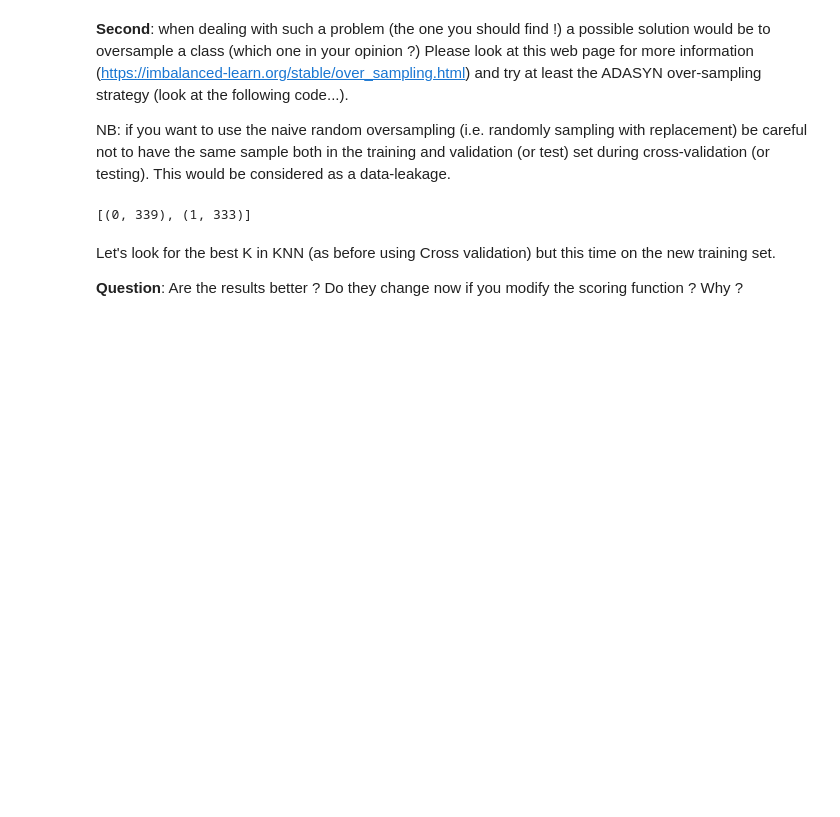
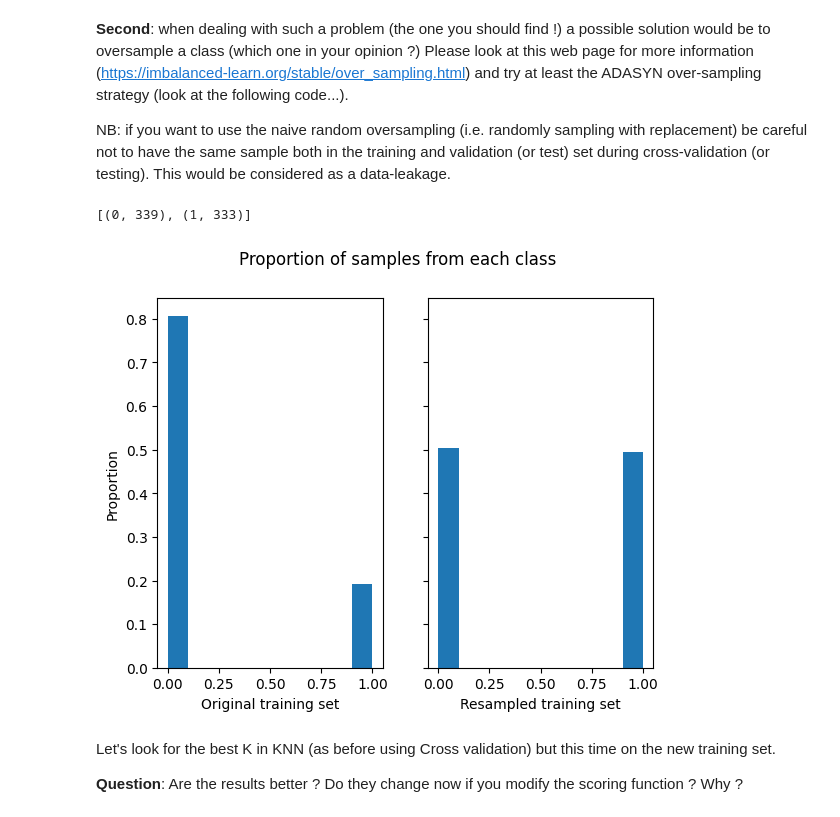
Before and after one commit to dftorresro/IMA205_TP4_SVM, a Jupyter notebook: TP_SVM-CASTANEDA.ipynb, the cells around one changed output. Cells and saved outputs as stored; diff of their text form; code cells hidden in the pictures; blank space fills up the shorter version.

```diff
--- a/TP_SVM.ipynb
+++ b/TP_SVM-CASTANEDA.ipynb
@@ -445,6 +456,18 @@ X_resampled, y_resampled = ros.fit_resample(X_train, y_train)
 print(sorted(Counter(y_resampled).items()))
 # %% [output]
 [(0, 339), (1, 333)]
+# %%
+# Plotting the resampled data
+fig, axs = plt.subplots(1, 2, sharey=True)
+fig.suptitle('Proportion of samples from each class')
+axs[0].hist(y_train,weights=np.ones_like(y_train)/len(y_train))
+axs[0].set_xlabel('Original training set')
+axs[1].hist(y_resampled,weights=np.ones_like(y_resampled)/len(y_resampled))
+axs[1].set_xlabel('Resampled training set')
+axs[0].set_ylabel('Proportion')
+plt.show()
+# %% [output]
+[figure, added]
 # %% [markdown]
 Let's look for the best K in KNN (as before using Cross validation) but this time on the new training set.
 
```
Also changed, not shown: parts of 19 cells of this notebook.
